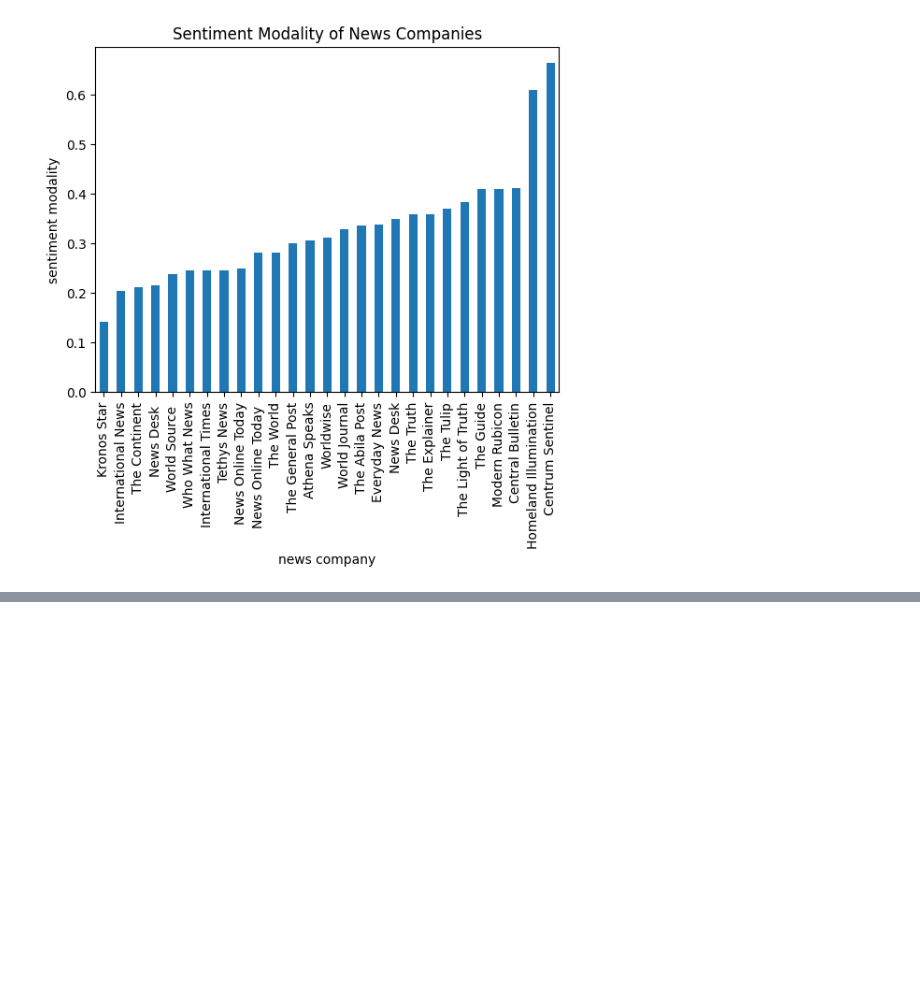
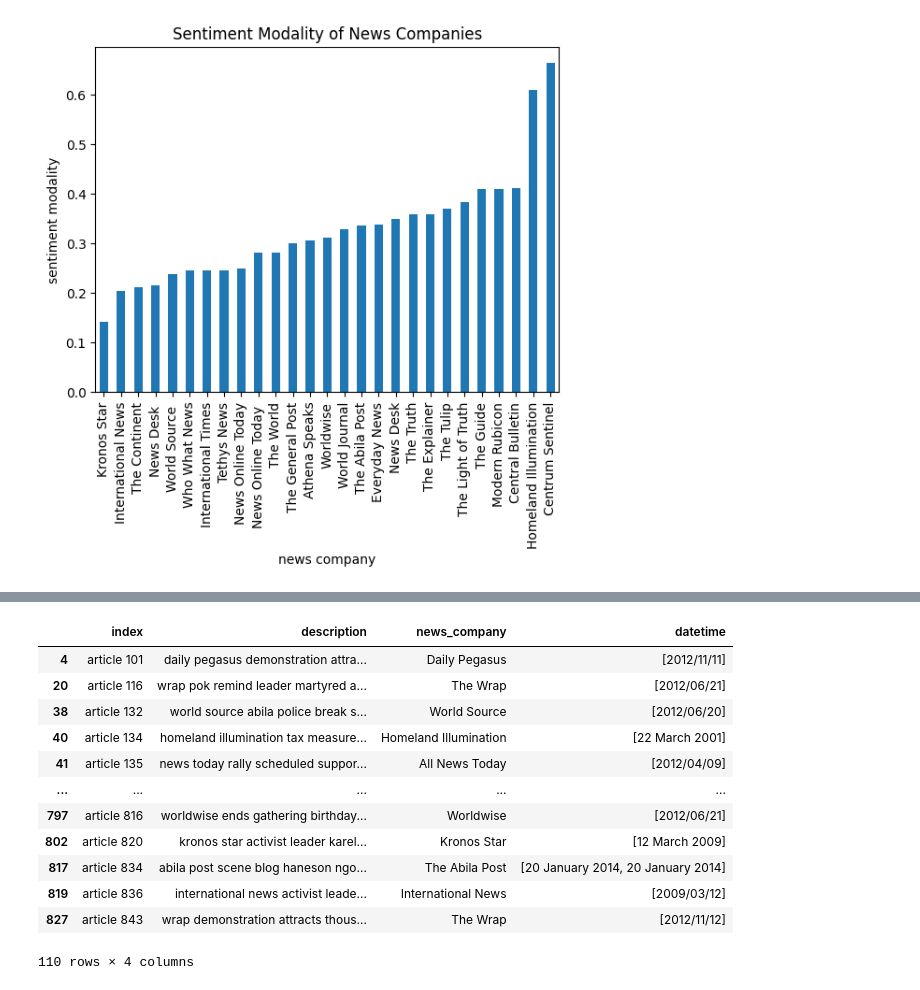
Before and after one commit to hypothetical-lemon/COMP4449-capstone, a Jupyter notebook: final/KronosKidnapping/heather_lemon_final_kidnappingreport.ipynb, the cells around one changed output, grey strips where cells are left out. Cells and saved outputs as stored; diff of their text form; code cells hidden in the pictures; blank space fills up the shorter version.

```diff
--- a/final/KronosKidnapping/heather_lemon_final_kidnappingreport.ipynb
+++ b/final/KronosKidnapping/heather_lemon_final_kidnappingreport.ipynb
@@ -995,3 +1011,20 @@ Kronos Star has the lowest value in terms of sentient modality.
+# %%
+leader_q = articles_df.query("description.str.contains('leader')")
+leader_q
+# %% [output]
+|  | index | description | news_company | datetime |
+| 4 | article 101 | daily pegasus demonstration attra... | Daily Pegasus | [2012/11/11] |
+| 20 | article 116 | wrap pok remind leader martyred a... | The Wrap | [2012/06/21] |
+| 38 | article 132 | world source abila police break s... | World Source | [2012/06/20] |
+| 40 | article 134 | homeland illumination tax measure... | Homeland Illumination | [22 March 2001] |
+| 41 | article 135 | news today rally scheduled suppor... | All News Today | [2012/04/09] |
+| ... | ... | ... | ... | ... |
+| 797 | article 816 | worldwise ends gathering birthday... | Worldwise | [2012/06/21] |
+| 802 | article 820 | kronos star activist leader karel... | Kronos Star | [12 March 2009] |
+| 817 | article 834 | abila post scene blog haneson ngo... | The Abila Post | [20 January 2014, 20 January 2014] |
+| 819 | article 836 | international news activist leade... | International News | [2009/03/12] |
+| 827 | article 843 | wrap demonstration attracts thous... | The Wrap | [2012/11/12] |
+110 rows × 4 columns
 # %%
 # def search_arrested_articles(employee, arrest_df):
 #     if arrest_df['description'].__contains__(employee):
```
Also changed, not shown: parts of 8 cells of this notebook, 3 other files.
